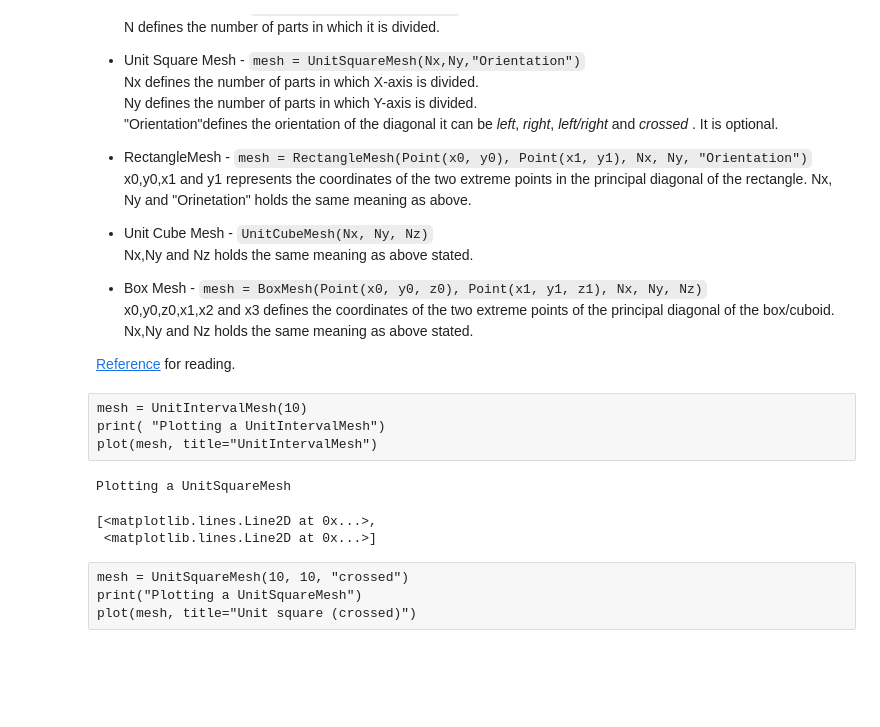
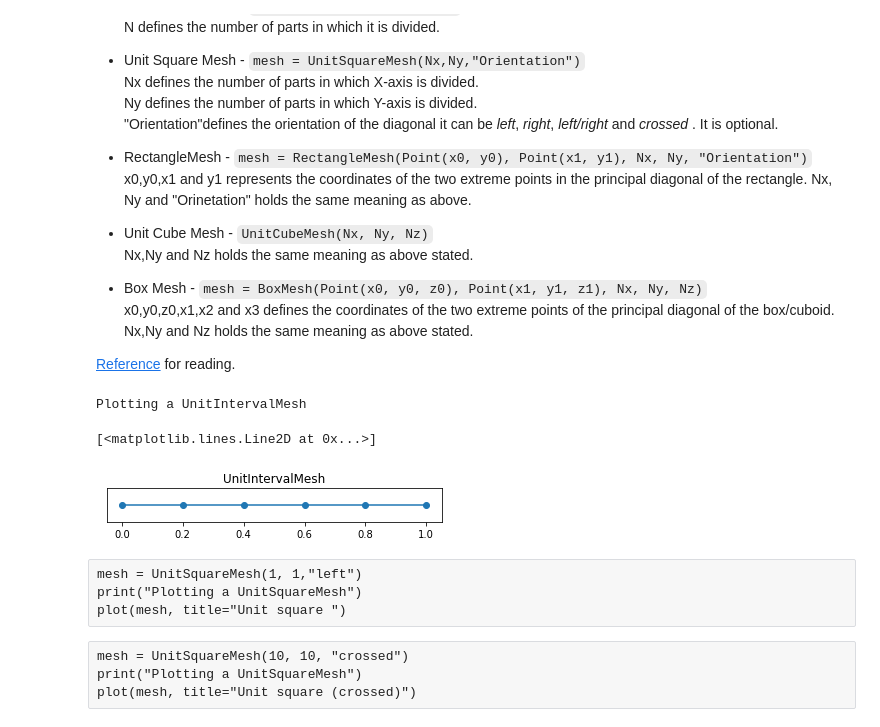
Before and after one commit to iitrabhi/fem, a Jupyter notebook: tutorials/3.fenics_basic/fenics_basic.ipynb, the cells around one changed output. Cells and saved outputs as stored; diff of their text form; code cells hidden in the pictures; blank space fills up the shorter version.

```diff
--- a/tutorials/3.fenics_basic/fenics_basic.ipynb
+++ b/tutorials/3.fenics_basic/fenics_basic.ipynb
@@ -48,18 +50,18 @@ x0,y0,z0,x1,x2 and x3 defines the coordinates of the two extreme points of the p
 Nx,Ny and Nz holds the same meaning as above stated.
 
 [Reference](https://fenicsproject.org/olddocs/dolfin/2019.1.0/python/demos/built-in-meshes/demo_built-in-meshes.py.html) for reading.
+# %%
+mesh = UnitIntervalMesh(5)
+print( "Plotting a UnitIntervalMesh")
+plot(mesh, title="UnitIntervalMesh")
+# %% [output]
+Plotting a UnitIntervalMesh
+[<matplotlib.lines.Line2D at 0x...>]
+[figure, added]
 # %% [raw]
-mesh = UnitIntervalMesh(10)
-print( "Plotting a UnitIntervalMesh")
-plot(mesh, title="UnitIntervalMesh")
+mesh = UnitSquareMesh(1, 1,"left")
+print("Plotting a UnitSquareMesh")
+plot(mesh, title="Unit square ")
-# %%
-mesh = UnitSquareMesh(1, 1,"left")
-print("Plotting a UnitSquareMesh")
-plot(mesh, title="Unit square ")
-# %% [output]
-Plotting a UnitSquareMesh
-[<matplotlib.lines.Line2D at 0x...>,
- <matplotlib.lines.Line2D at 0x...>]
 # %% [raw]
 mesh = UnitSquareMesh(10, 10, "crossed")
 print("Plotting a UnitSquareMesh")
```
Also changed, not shown: parts of 45 cells of this notebook, 1 other file.
